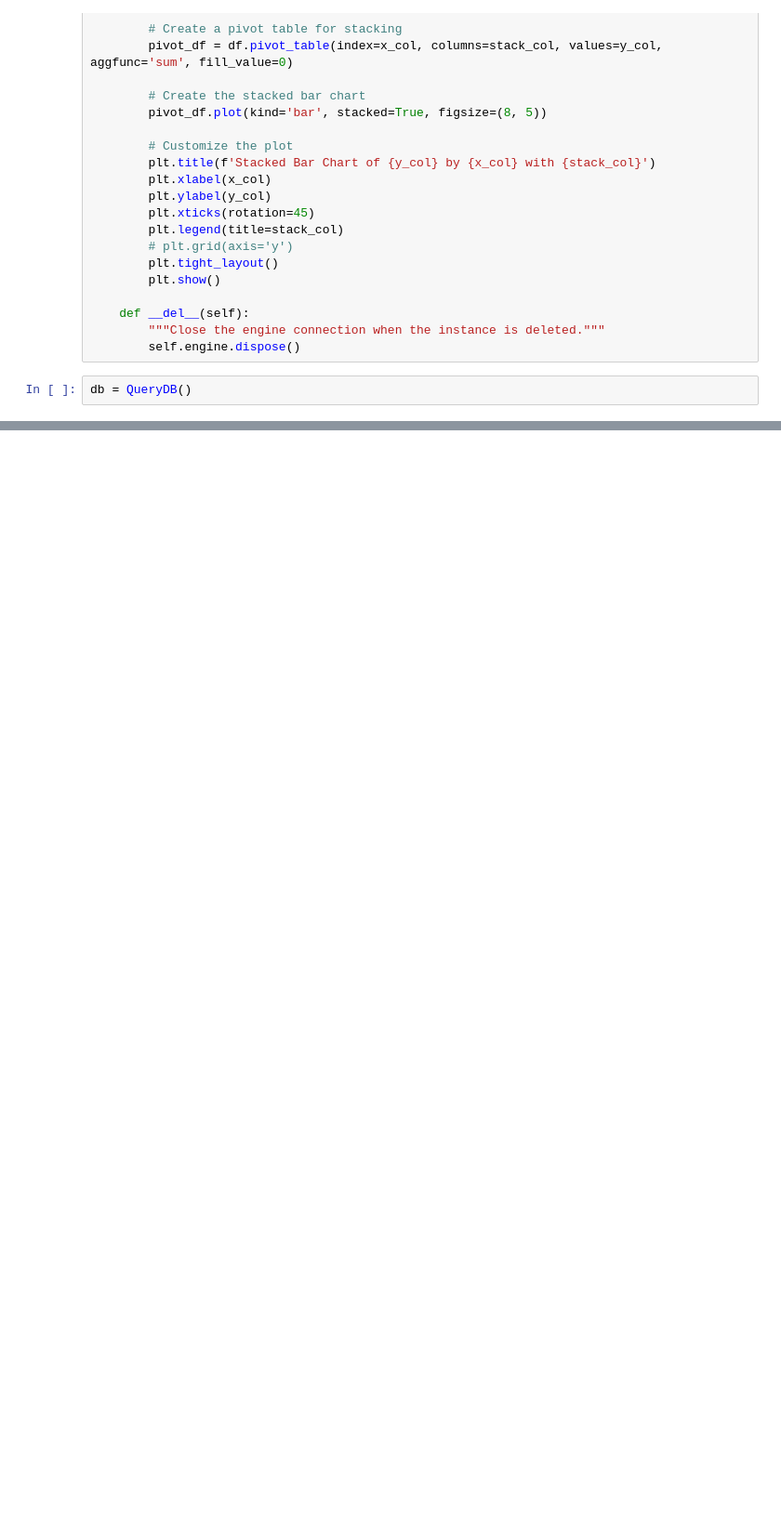
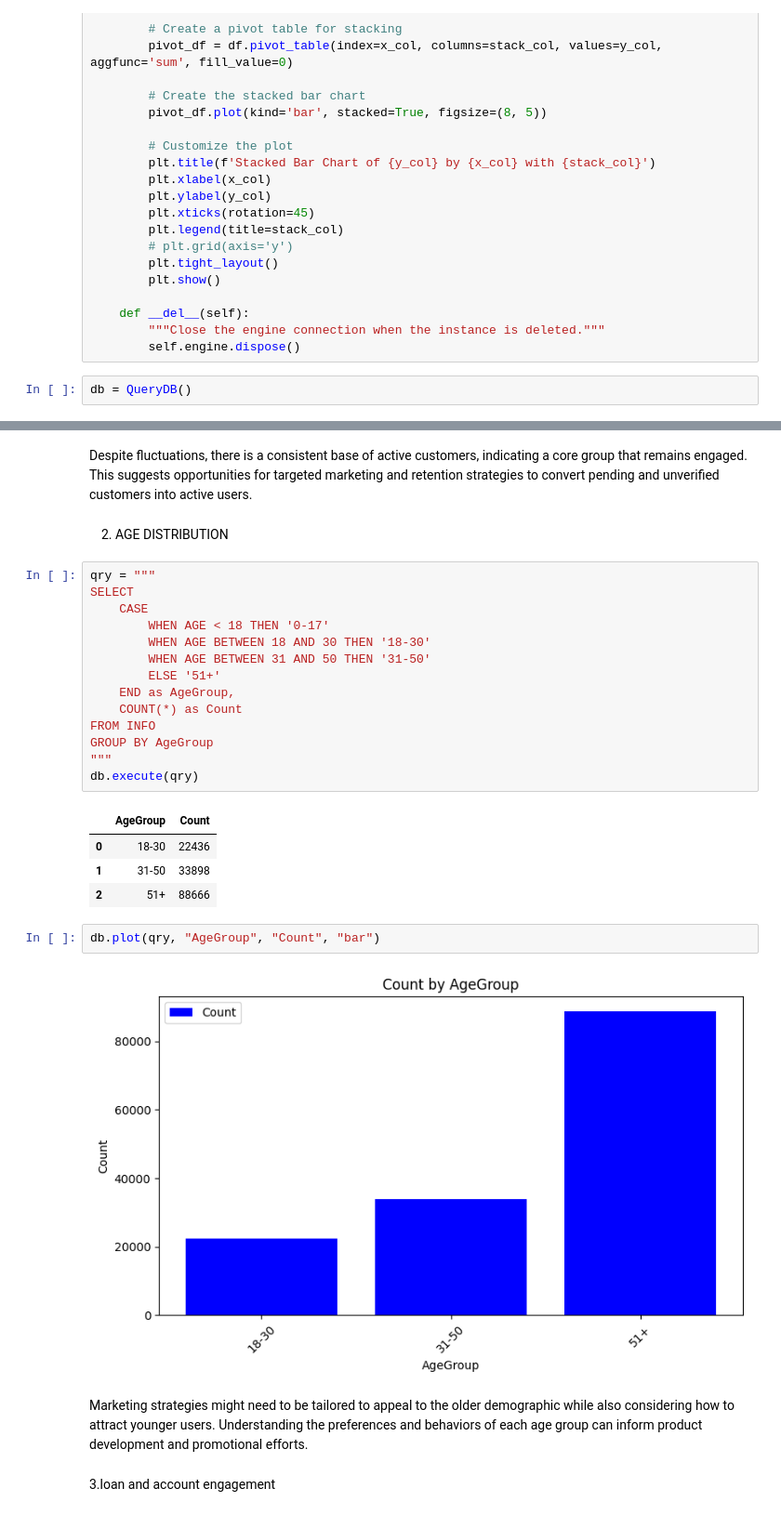
Before and after one commit to scidata-22/star-api, a Jupyter notebook: 03_data_set.ipynb, the cells around one changed output, grey strips where cells are left out. Shown at 93% size. Cells and saved outputs as stored; diff of their text form; blank space fills up the shorter version.

```diff
--- a/03_data_set.ipynb
+++ b/03_data_set.ipynb
@@ -103,0 +118,31 @@ db.plot_stacked_bar(qry, "join_month", "customer_count", "CUSTOMER_STATUS")
+# %% [markdown]
+Despite fluctuations, there is a consistent base of active customers, indicating a core group that remains engaged. This suggests opportunities for targeted marketing and retention strategies to convert pending and unverified customers into active users.
+# %% [markdown]
+2. AGE DISTRIBUTION
+# %%
+qry = """
+SELECT
+    CASE
+        WHEN AGE < 18 THEN '0-17'
+        WHEN AGE BETWEEN 18 AND 30 THEN '18-30'
+        WHEN AGE BETWEEN 31 AND 50 THEN '31-50'
+        ELSE '51+'
+    END as AgeGroup,
+    COUNT(*) as Count
+FROM INFO
+GROUP BY AgeGroup
+"""
+db.execute(qry)
+# %% [output]
+|  | AgeGroup | Count |
+| 0 | 18-30 | 22436 |
+| 1 | 31-50 | 33898 |
+| 2 | 51+ | 88666 |
+# %%
+db.plot(qry, "AgeGroup", "Count", "bar")
+# %% [output]
+[figure, added]
+# %% [markdown]
+Marketing strategies might need to be tailored to appeal to the older demographic while also considering how to attract younger users. Understanding the preferences and behaviors of each age group can inform product development and promotional efforts.
+# %% [markdown]
+3.loan and account engagement
```
Also changed, not shown: parts of 25 cells of this notebook.
